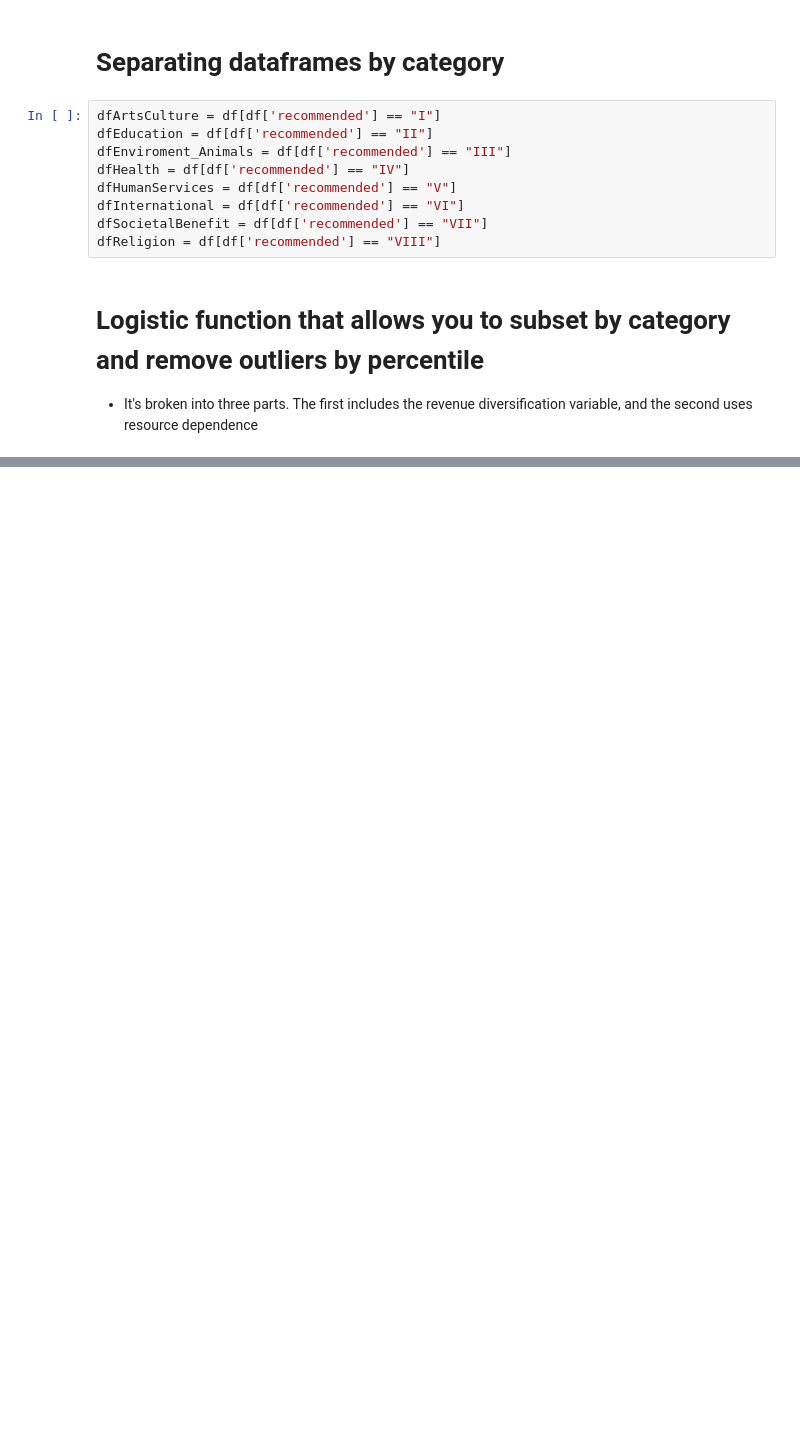
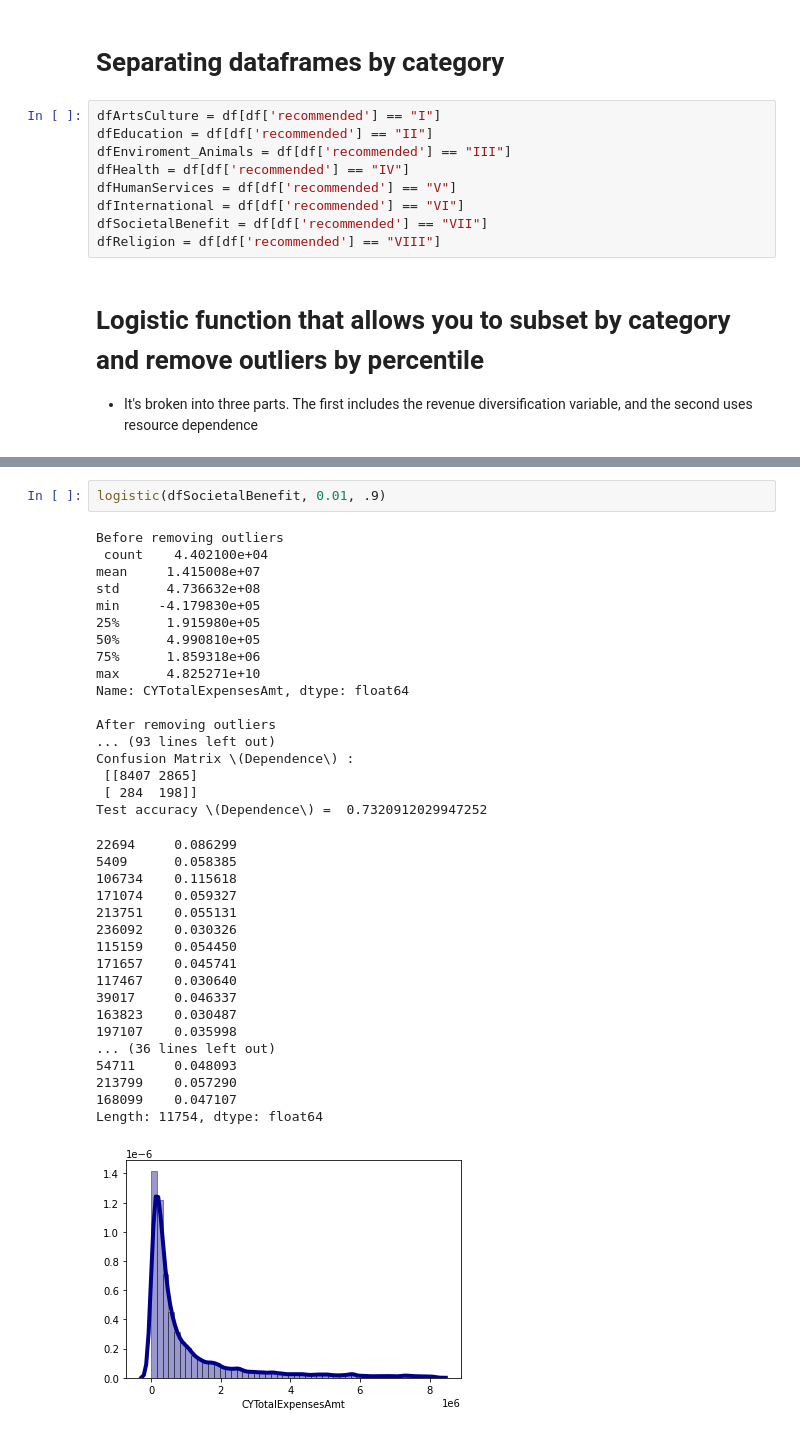
Before and after one commit to ethantenison/Impact_Capital, a Jupyter notebook: notebooks/statistics.ipynb, the cells around one changed output, grey strips where cells are left out. Cells and saved outputs as stored; diff of their text form; blank space fills up the shorter version.

```diff
--- a/notebooks/statistics.ipynb
+++ b/notebooks/statistics.ipynb
@@ -163,0 +275,38 @@ Nonprofit Density       -0.0001   0.0000  -2.2988 0.0215 -0.0001 -0.0000
+# %%
+logistic(dfSocietalBenefit, 0.01, .9)
+# %% [output]
+Before removing outliers
+ count    4.402100e+04
+mean     1.415008e+07
+std      4.736632e+08
+min     -4.179830e+05
+25%      1.915980e+05
+50%      4.990810e+05
+75%      1.859318e+06
+max      4.825271e+10
+Name: CYTotalExpensesAmt, dtype: float64
+
+After removing outliers
+... (93 lines left out)
+Confusion Matrix \(Dependence\) :
+ [[8407 2865]
+ [ 284  198]]
+Test accuracy \(Dependence\) =  0.7320912029947252
+22694     0.086299
+5409      0.058385
+106734    0.115618
+171074    0.059327
+213751    0.055131
+236092    0.030326
+115159    0.054450
+171657    0.045741
+117467    0.030640
+39017     0.046337
+163823    0.030487
+197107    0.035998
+... (36 lines left out)
+54711     0.048093
+213799    0.057290
+168099    0.047107
+Length: 11754, dtype: float64
+[figure, added]
```
Also changed, not shown: parts of 20 cells of this notebook, 2 other files.
